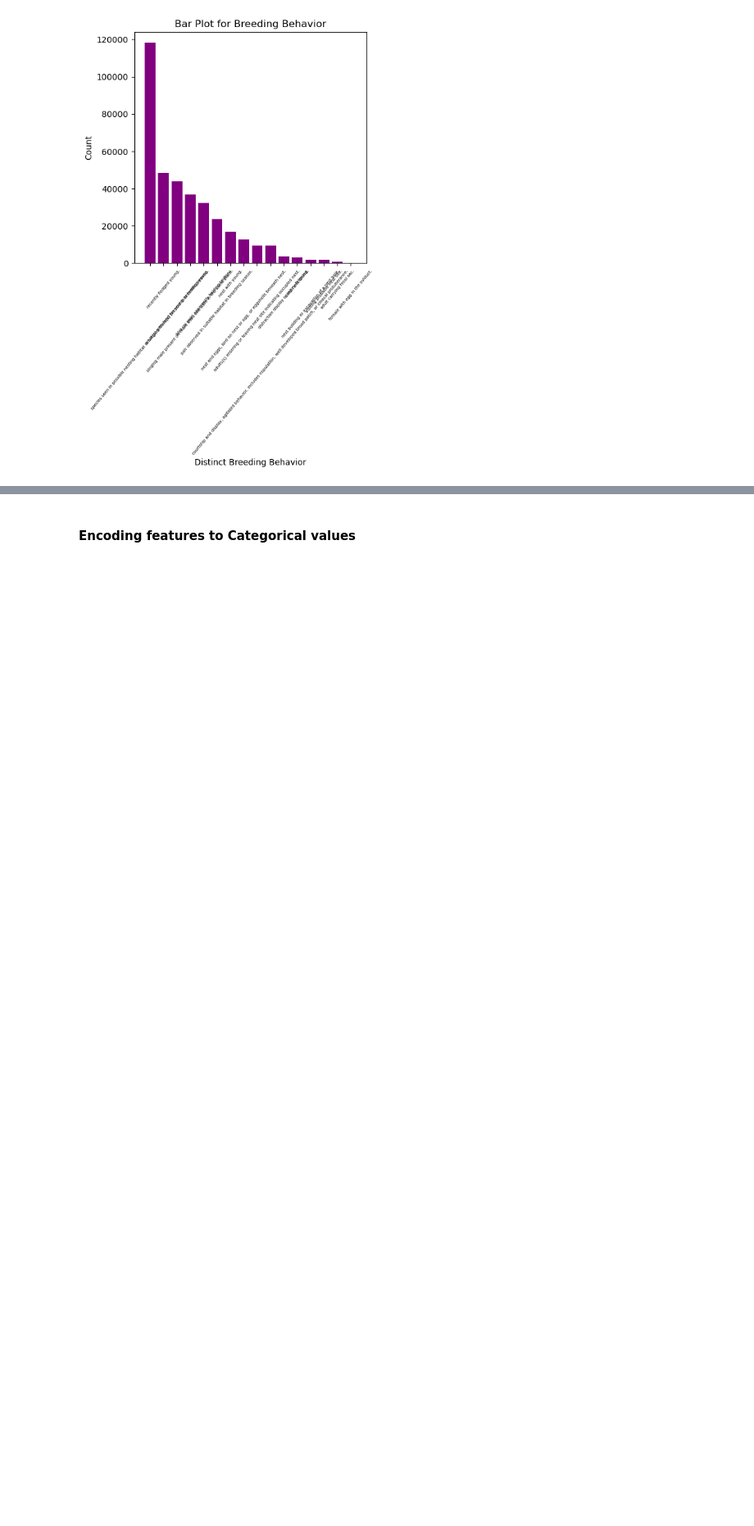
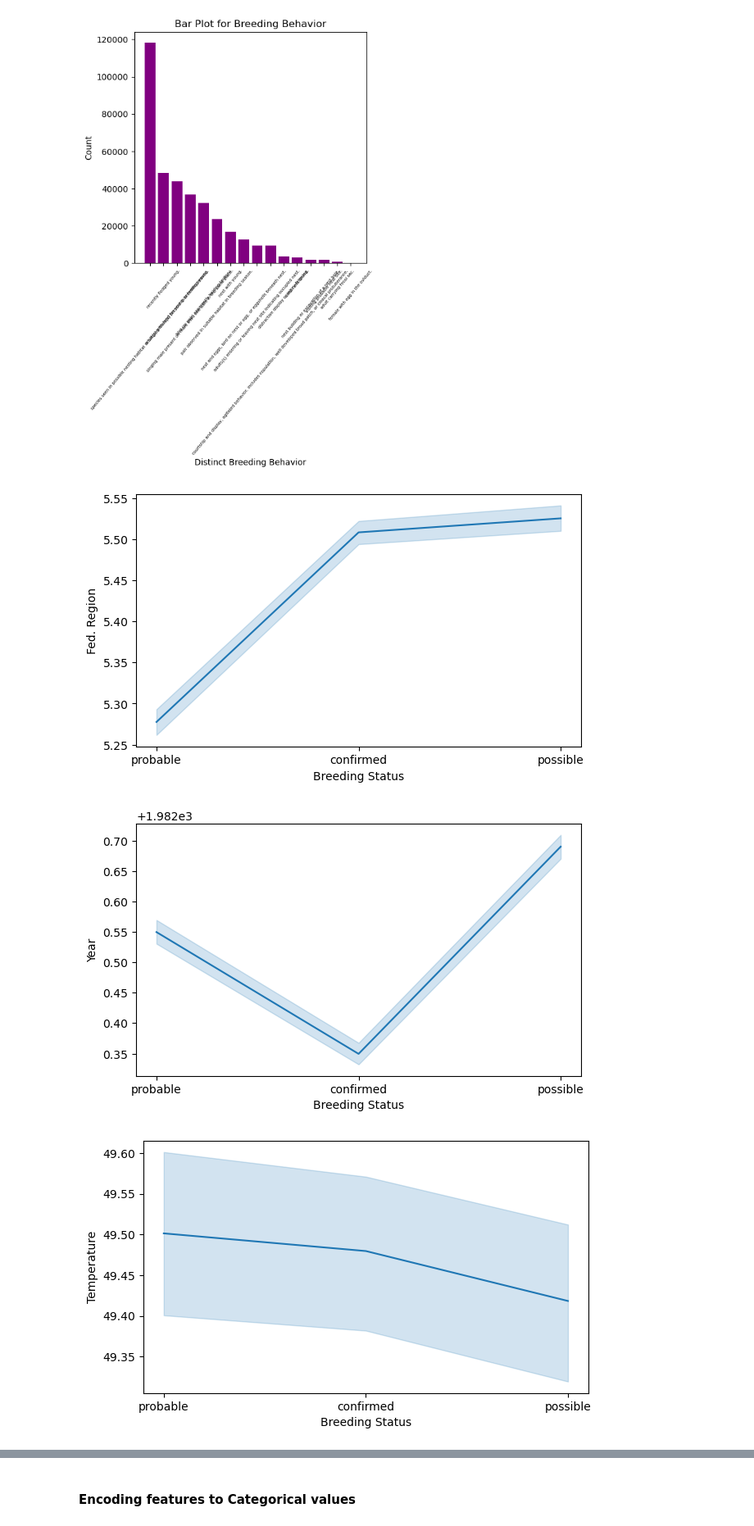
Before and after one commit to nik-052/Classification-and-Regression-Methods, a Jupyter notebook: Part-1/breeding_birds_atlas_dataset/Breeding Bird Atlas.ipynb, the cells around one changed output, grey strips where cells are left out. Shown at 82% size. Cells and saved outputs as stored; diff of their text form; code cells hidden in the pictures; blank space fills up the shorter version.

```diff
--- a/Part-1/breeding_birds_atlas_dataset/Breeding Bird Atlas.ipynb
+++ b/Part-1/breeding_birds_atlas_dataset/Breeding Bird Atlas.ipynb
@@ -269,6 +271,16 @@ for c in columns:
 [figure]
 [figure]
 [figure]
+# %%
+# check for skewness
+for c in df.select_dtypes(include=['int64','float64']).columns:
+    plt.figure(figsize=(7, 4))
+    sns.lineplot(y=df[c],x=df["Breeding Status"])
+    plt.show()
+# %% [output]
+[figure, added]
+[figure, added]
+[figure, added]
 # %%
 for col in list(set(df.columns) - set(['Breeding Status','Block ID','Common Name','Scientific Name','Temperature','Breeding Behavior'])):
 
```
Also changed, not shown: parts of 18 cells of this notebook, 2 other files.
